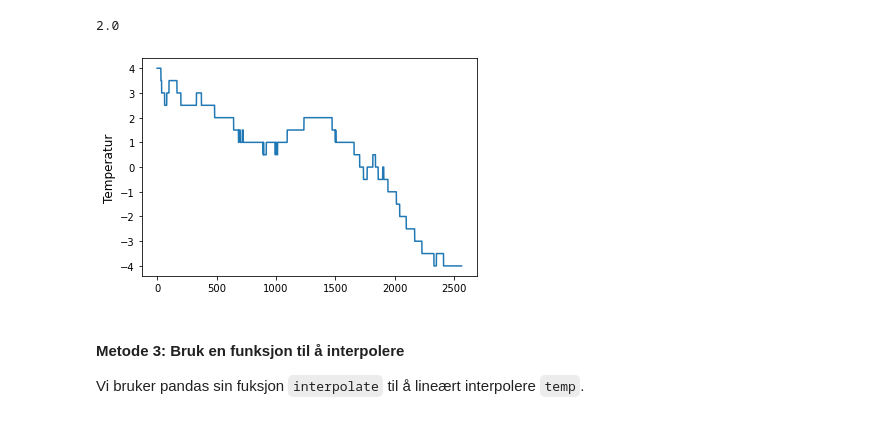
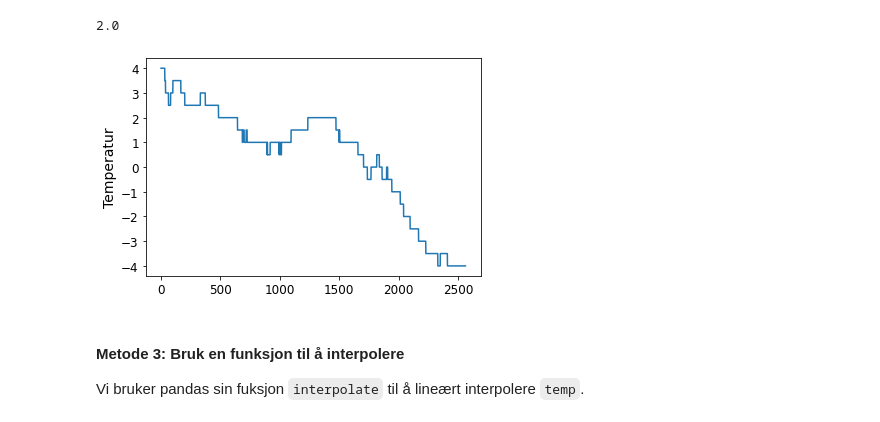
Before and after one commit to irendundas/EkteData, a Jupyter notebook: NAT624/Del6_databehandling_av_egne_data.ipynb, the cells around one changed output. Saved outputs shown, nothing was run; the diff lists cells and outputs as text; code cells hidden in the pictures.

```diff
--- a/NAT624/Del6_databehandling_av_egne_data.ipynb
+++ b/NAT624/Del6_databehandling_av_egne_data.ipynb
@@ -11,9 +11,9 @@ import numpy as np
 # %% [markdown]
 **Tips:** Cellen under er veldig praktisk å inkludere hvis du skal lage en del figurer. Den gjør at all lik type figur-tekst automatisk settes til samme størrelse.
 # %%
-SMALL_SIZE = 10
-MEDIUM_SIZE = 12
-BIGGER_SIZE = 14
+SMALL_SIZE = 12
+MEDIUM_SIZE = 14
+BIGGER_SIZE = 16
 
 plt.rc('font', size=SMALL_SIZE)          # controls default text sizes
 plt.rc('axes', titlesize=MEDIUM_SIZE)    # fontsize of the axes title
@@ -264,10 +264,13 @@ plt.show()
+# %%
+start=1299
+stop=1436+1
 # %% [markdown]
 Vi begrenser området vi vil behandle til verdiene mellom indeks 1299 og 1436. I denne manuelle metoden kan man rett og slett prøve seg frem med x-verdiene i `plt.vlines()` frem til man identifiserer grensene til spiken.
 
 #### Metode 1: Sett til NaN:
 # %%
 # Bruk 1436+1 for å få med den siste indeksen
-temp[1299:1436+1]=np.nan
+temp[start:stop]=np.nan
 # %%
 plt.plot(temp)
 plt.ylabel('Temperatur')
@@ -280,18 +283,18 @@ plt.show()
 Finn gjennomsnittet til punktene ved siden av. Bruk f.eks. 10 punkter fra hver side.
 # %%
 # Finn gjennomsnittet til punktene ved siden av. Bruk f.eks. 10 punkter fra hver side.
-mean=np.nanmean(temp[1299-10:1437+10], dtype='float64')
+mean=np.nanmean(temp[start-10:stop+10], dtype='float64')
 mean
 # %% [output]
 2.0
 # %%
-temp[1299:1436+1]=mean
+temp[start:stop]=mean
 
 plt.plot(temp)
 plt.ylabel('Temperatur')
 plt.show()
 # %% [output]
-[figure, old version]
+[figure, new version]
 # %% [markdown]
 #### Metode 3: Bruk en funksjon til å interpolere
 
```
Also changed, not shown: parts of 15 cells of this notebook, 3 other files.
